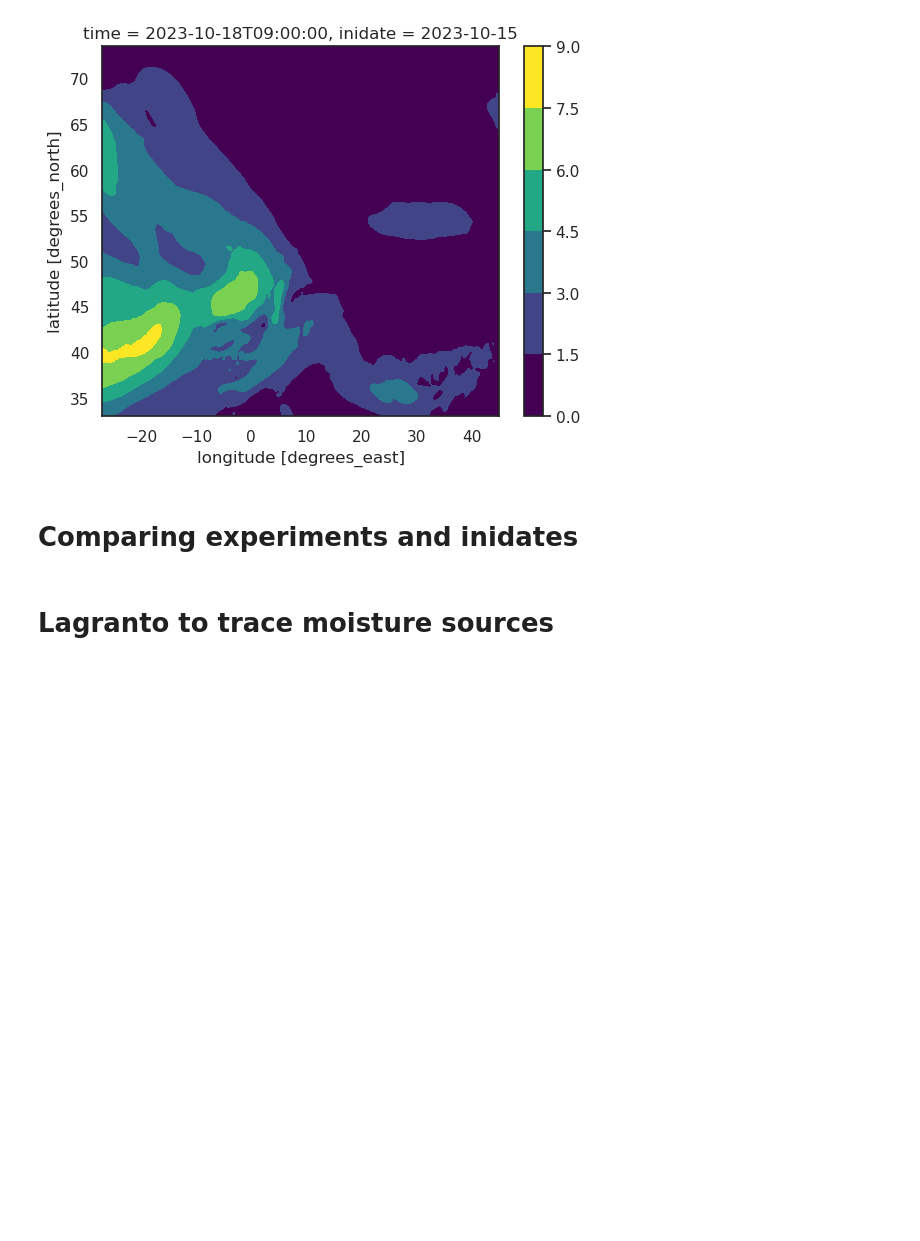
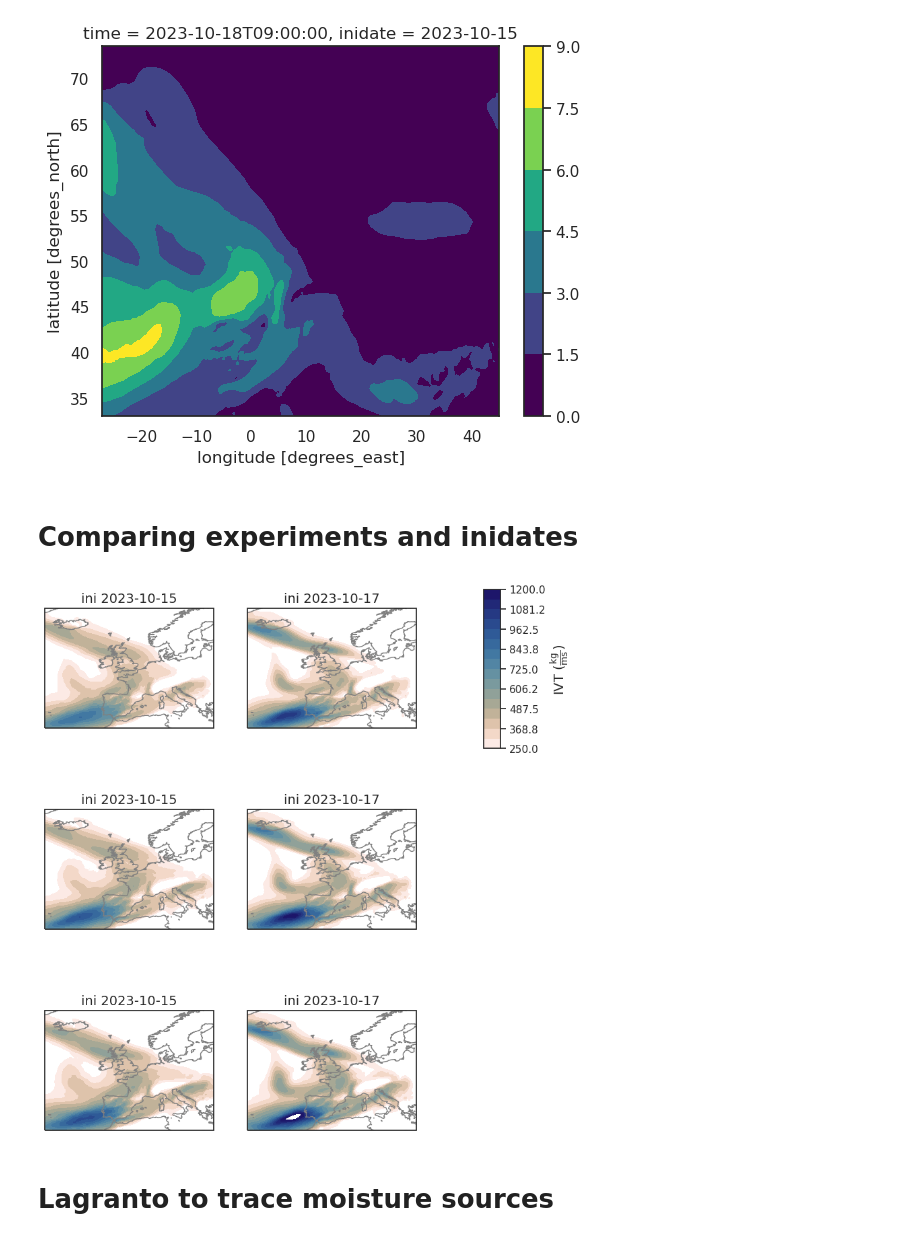
Before and after one commit to shirin-ermis/Storm_Babet, a Jupyter notebook: notebooks/05_atmospheric_rivers.ipynb, the cells around one changed output. Saved outputs shown, nothing was run; the diff lists cells and outputs as text; code cells hidden in the pictures; blank space fills up the shorter version.

```diff
--- a/notebooks/05_atmospheric_rivers.ipynb
+++ b/notebooks/05_atmospheric_rivers.ipynb
@@ -147,5 +164,50 @@ river.sel(time='2023-10-18 09', inidate='2023-10-15').mean('number').plot.contou
 [figure]
 # %% [markdown]
 # Comparing experiments and inidates
+# %%
+# figure and map setup
+fs=14
+projection = ccrs.PlateCarree()
+longitude =exp['curr'].longitude.values
+latitude = exp['curr'].latitude.values
+fig = plt.figure(1, figsize=(11, 11))
+timestep = '2023-10-19 09'
+
+# Map -----------------
+inidates = ['2023-10-15', '2023-10-17']
+for ini, inidate in enumerate(inidates):
+    for e, experiment in enumerate(experiments):
+        ax = plt.subplot(3,3,ini+1+e*3, projection = projection)
+        ax.set_extent([lon_min, lon_max, lat_min, lat_max], projection)
+        ax.add_feature(cfeature.COASTLINE.with_scale('50m'), color = 'grey')
+
+        # data for plotting
+        tp_vals = ivt[experiment].sel(inidate=inidate, time=timestep).squeeze().values*100
+        # p_vals = exp[experiment].z.sel(inidate=inidate, time=time, level=850).mean('number').squeeze().values
+
+        # tp as shading
+        clevs_tp = np.linspace(tp_min, tp_max, 17)
+        cf = ax.contourf(longitude, latitude, tp_vals, clevs_tp, cmap=cm.lapaz_r,
+                        transform=projection)
+        plt.title('ini '+inidate, fontsize=fs)
+
+        # isobars as contours
+        clevs_p = np.linspace(p_min, p_max, 17)
+        cs = ax.contour(longitude, latitude, p_vals, clevs_p, colors='black',
+                        transform=projection)
+        plt.clabel(cs, fmt='%d')
+
+# Other figure settings -----------------
+ax = plt.subplot(3,3,3)
+ax.axis('off')  # removes subplot frame
+cax = ax.inset_axes([0.2, 0.02, 0.1, 0.95])  # creates inset, [x0,y0, width, height]
+cbar = fig.colorbar(cf, cax=cax, label=r'IVT ($\frac{\mathrm{kg}}{\mathrm{m}\mathrm{s}}$)', extend = 'max', shrink=0.8)
+cbar.set_label(label=r'IVT ($\frac{\mathrm{kg}}{\mathrm{m}\mathrm{s}}$)', size=fs)
+cbar.ax.tick_params(labelsize=fs-3)
+
+plt.savefig('figures/05_ivt_all-exp_{}_{}.png'.format(region, timestep))
+plt.savefig('figures/05_ivt_all-exp_{}_{}.pdf'.format(region, timestep))
+# %% [output]
+[figure, added]
 # %% [markdown]
 # Lagranto to trace moisture sources
```
Also changed, not shown: parts of 11 cells of this notebook.
